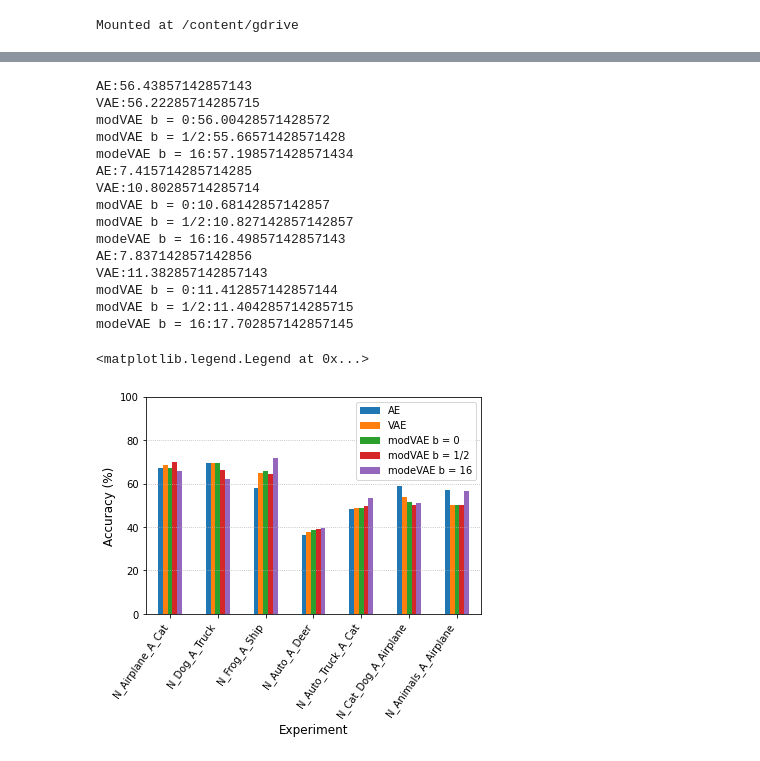
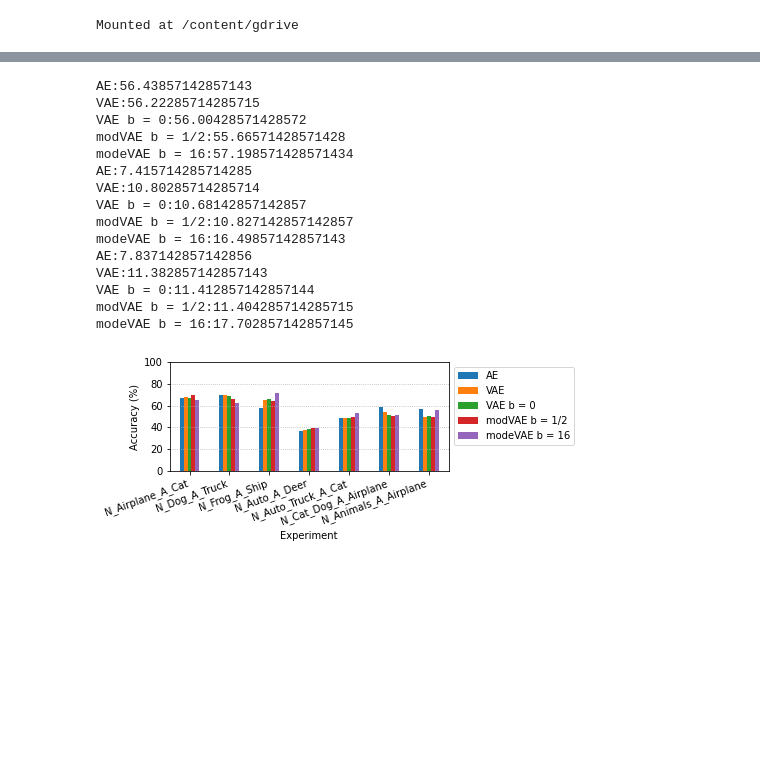
Before and after one commit to mjhoover1/autoencoders, a Jupyter notebook: CIFAR10/Figure_Processing_CIFAR10.ipynb, the cells around one changed output, grey strips where cells are left out. Saved outputs shown, nothing was run; the diff lists cells and outputs as text; code cells hidden in the pictures; blank space fills up the shorter version.

```diff
--- a/CIFAR10/Figure_Processing_CIFAR10.ipynb
+++ b/CIFAR10/Figure_Processing_CIFAR10.ipynb
@@ -22,8 +30,8 @@ from csv import DictReader
 data = [{},{},{},{},{},{},{}]
 data_norm_mean = [{},{},{},{},{},{},{}]
 data_ab_mean = [{},{},{},{},{},{},{}]
-ex_types = ["AE", "VAE", "modVAE b = 0", "modVAE b = 1/2", 'modeVAE b = 16']
-with open('/content/gdrive/MyDrive/CIFAR10_results/CIFAR10_Testing_Results_Organized - Sheet9(1).csv', 'r') as read_obj:
+ex_types = ["AE", "VAE", "VAE b = 0", "modVAE b = 1/2", 'modeVAE b = 16']
+with open('/content/gdrive/MyDrive/CIFAR10_results/CIFAR10_Testing_Results.csv', 'r') as read_obj:
     # pass the file object to DictReader() to get the DictReader object
     csv_dict_reader = DictReader(read_obj)
     for row in csv_dict_reader:
@@ -56,21 +64,21 @@ with open('/content/gdrive/MyDrive/CIFAR10_results/CIFAR10_Testing_Results_Organ
         data_norm_mean[6][row["Type"]] = float(row['Normal_Reconstruction_Loss']) *100
         data_ab_mean[6][row["Type"]] = float(row['Abnormal Reconstruction_Loss']) *100
 
-org_data = {'AE':[],'VAE':[],'modVAE b = 0':[],'modVAE b = 1/2':[], 'modeVAE b = 16': []}
+org_data = {'AE':[],'VAE':[],'VAE b = 0':[],'modVAE b = 1/2':[], 'modeVAE b = 16': []}
 for row in data:
   for i in range(5):
     org_data[ex_types[i]].append(row[ex_types[i]])
 for key in org_data:
   avg = sum(org_data[key])/len(org_data[key])
   print(key + ":" + str(avg))
-org_data_norm = {'AE':[],'VAE':[],'modVAE b = 0':[],'modVAE b = 1/2':[], 'modeVAE b = 16': []}
+org_data_norm = {'AE':[],'VAE':[],'VAE b = 0':[],'modVAE b = 1/2':[], 'modeVAE b = 16': []}
 for row in data_norm_mean:
   for i in range(5):
     org_data_norm[ex_types[i]].append(row[ex_types[i]])
 for key in org_data_norm:
   avg = sum(org_data_norm[key])/len(org_data_norm[key])
   print(key + ":" + str(avg))
-org_data_ab = {'AE':[],'VAE':[],'modVAE b = 0':[],'modVAE b = 1/2':[], 'modeVAE b = 16': []}
+org_data_ab = {'AE':[],'VAE':[],'VAE b = 0':[],'modVAE b = 1/2':[], 'modeVAE b = 16': []}
 for row in data_ab_mean:
   for i in range(5):
     org_data_ab[ex_types[i]].append(row[ex_types[i]])
@@ -80,17 +88,17 @@ for key in org_data_ab:
 # %% [output]
 AE:56.43857142857143
 VAE:56.22285714285715
-modVAE b = 0:56.00428571428572
+VAE b = 0:56.00428571428572
 modVAE b = 1/2:55.66571428571428
 modeVAE b = 16:57.198571428571434
 AE:7.415714285714285
 VAE:10.80285714285714
-modVAE b = 0:10.68142857142857
+VAE b = 0:10.68142857142857
 modVAE b = 1/2:10.827142857142857
 modeVAE b = 16:16.49857142857143
 AE:7.837142857142856
 VAE:11.382857142857143
-modVAE b = 0:11.412857142857144
+VAE b = 0:11.412857142857144
 modVAE b = 1/2:11.404285714285715
 modeVAE b = 16:17.702857142857145
 # %%
@@ -101,18 +109,19 @@ df_ab = pd.DataFrame(org_data_ab, index = experiments)
 # %%
 from pandas._libs import index
 import numpy as np
 import matplotlib.pyplot as plt
 
 x_vars = ["N_Airplane_A_Cat",  "N_Dog_A_Truck",  "N_Frog_A_Ship",  "N_Auto_A_Deer", "N_Auto_Truck_A_Cat",  "N_Cat_Dog_A_Airplane",  "N_Animals_A_Airplane" ]
 
-ax = df.plot(kind = "bar")
+ax = df.plot(kind = "bar", figsize=(5, 2))
 ax.grid(axis="y", linestyle=':')
-ax.set_ylabel('Accuracy (%)', fontsize = 12)
+ax.set_ylabel('Accuracy (%)', fontsize = 10)
 ax.set_ylim(0, 100)
-ax.set_xlabel('Experiment', fontsize = 12)
-ax.set_xticklabels(x_vars, rotation=55, ha='right')
+ax.set_xlabel('Experiment', fontsize = 10)
+ax.set_xticklabels(x_vars, rotation=20, ha='right')
 ax.legend(bbox_to_anchor=(1, 1.0), fontsize = 10)
+a = ax.get_figure()
+a.savefig('/content/gdrive/MyDrive/CIFAR10_results/accuracy.png',dpi=300, bbox_inches='tight')
 # %% [output]
-<matplotlib.legend.Legend at 0x...>
-[figure, old version]
+[figure, new version]
 # %%
```
Also changed, not shown: parts of 3 cells of this notebook.
